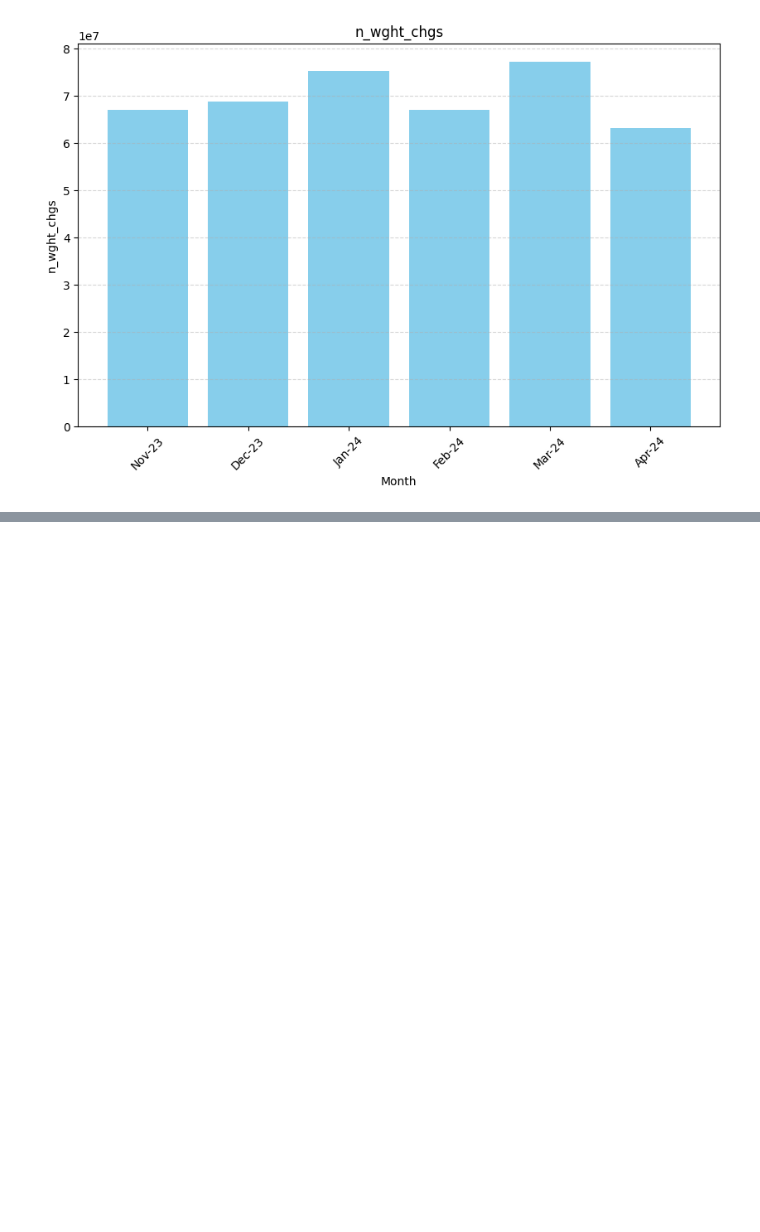
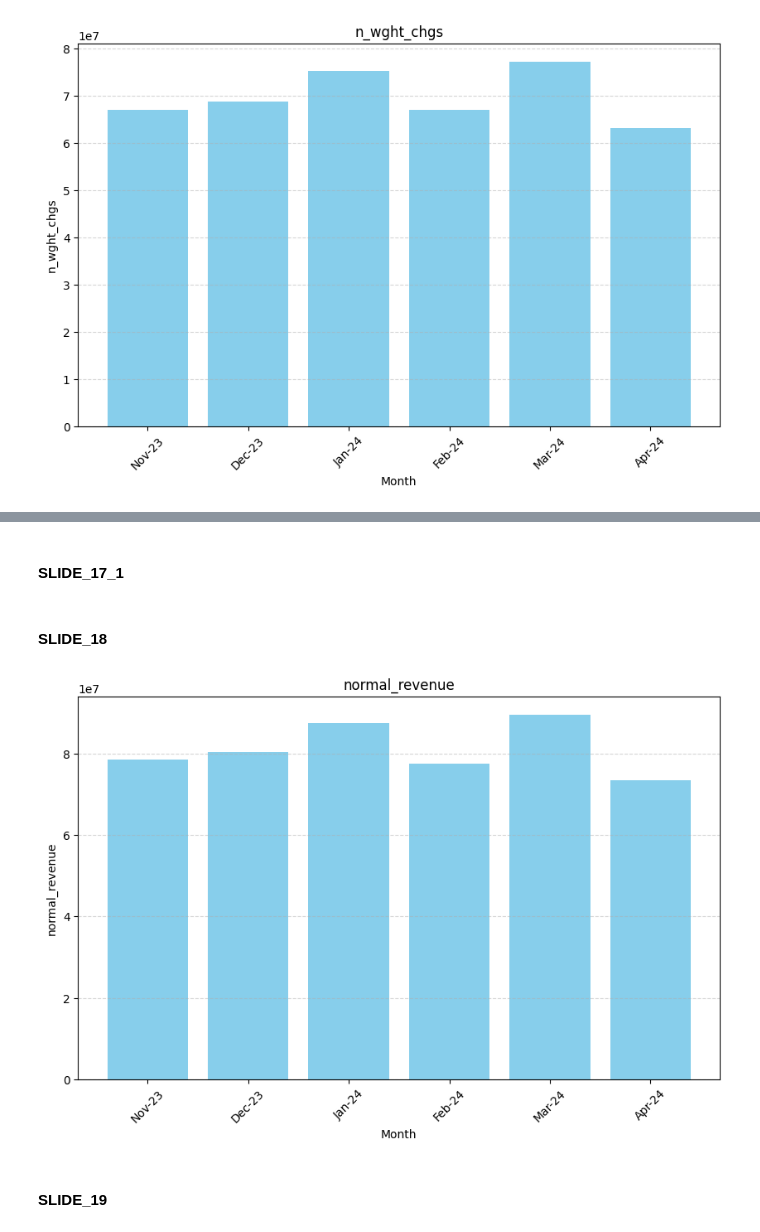
Before and after one commit to TahaDataAlchemy/BLUE-EX-Domestic-Auto, a Jupyter notebook: ETL.ipynb, the cells around one changed output, grey strips where cells are left out. Cells and saved outputs as stored; diff of their text form; code cells hidden in the pictures; blank space fills up the shorter version.

Commit message:
SLIDE_19

```diff
--- a/ETL.ipynb
+++ b/ETL.ipynb
@@ -166,3 +166,5 @@ PPT10 = filtered_df.copy()
 PPT12 = filtered_df.copy()
 # %%
 PPT14 = filtered_df.copy()
+# %%
+PPT18 = filtered_df.copy()
@@ -3633,0 +3725,2 @@ plt.show()
+# %% [markdown]
+#### SLIDE_17_1
@@ -3633,0 +3770,26 @@ plt.show()
+# %% [markdown]
+#### SLIDE_18
+# %%
+
+PPT18_GROUP = PPT18.groupby("month")['n_rev'].sum().reset_index()
+
+PPT18_GROUP['month'] = pd.to_datetime(PPT18_GROUP['month'], format='%b-%y')
+
+# Sort dataframe based on the Month column
+PPT18_GROUP = PPT18_GROUP.sort_values('month')
+
+# Reformat Month column back to the desired format (e.g., 'Apr-24')
+PPT18_GROUP['month'] = PPT18_GROUP['month'].dt.strftime('%b-%y')
+
+plt.figure(figsize=(10, 6))
+plt.bar(PPT18_GROUP['month'], PPT18_GROUP['n_rev'], color='skyblue')
+plt.xlabel('Month')
+plt.ylabel('normal_revenue')
+plt.title('normal_revenue')
+plt.xticks(rotation=45)  # Rotate x-axis labels for better visibility
+plt.grid(axis='y', linestyle='--', alpha=0.5)
+plt.show()
+# %% [output]
+[figure, added]
+# %% [markdown]
+#### SLIDE_19
```
Also changed, not shown: parts of 13 cells of this notebook.
